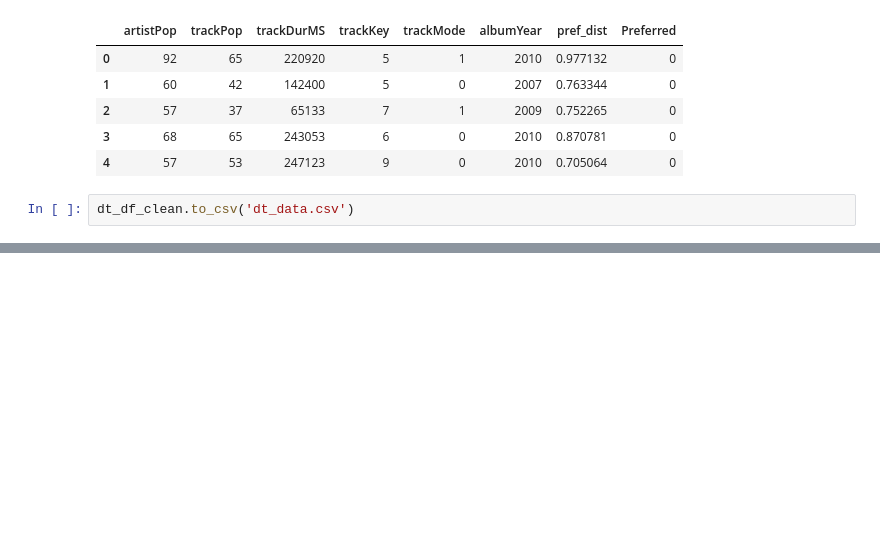
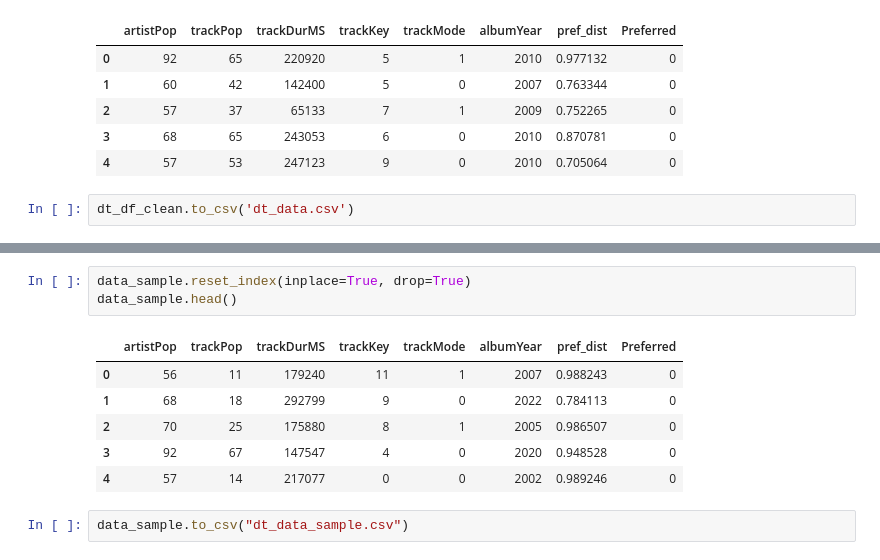
Before and after one commit to smehdizadeh/CSCI5622_Machine-Learning, a Jupyter notebook: DT-prep.ipynb, the cells around one changed output, grey strips where cells are left out. Saved outputs shown, nothing was run; the diff lists cells and outputs as text; blank space fills up the shorter version.

```diff
--- a/DT-prep.ipynb
+++ b/DT-prep.ipynb
@@ -257,0 +297,12 @@ dt_df_clean.to_csv('dt_data.csv')
+# %%
+data_sample.reset_index(inplace=True, drop=True)
+data_sample.head()
+# %% [output]
+|  | artistPop | trackPop | trackDurMS | trackKey | trackMode | albumYear | pref_dist | Preferred |
+| 0 | 56 | 11 | 179240 | 11 | 1 | 2007 | 0.988243 | 0 |
+| 1 | 68 | 18 | 292799 | 9 | 0 | 2022 | 0.784113 | 0 |
+| 2 | 70 | 25 | 175880 | 8 | 1 | 2005 | 0.986507 | 0 |
+| 3 | 92 | 67 | 147547 | 4 | 0 | 2020 | 0.948528 | 0 |
+| 4 | 57 | 14 | 217077 | 0 | 0 | 2002 | 0.989246 | 0 |
+# %%
+data_sample.to_csv("dt_data_sample.csv")
```
Also changed, not shown: parts of 14 cells of this notebook.
